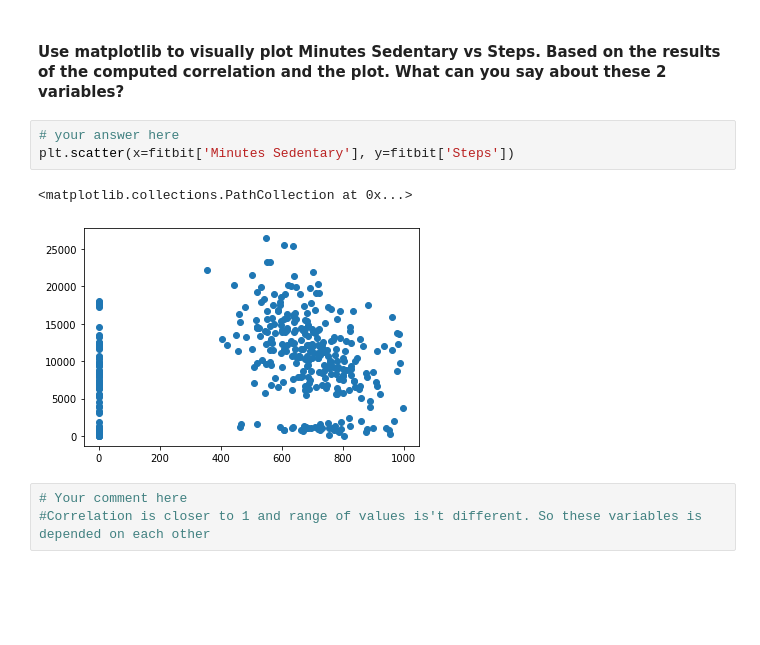
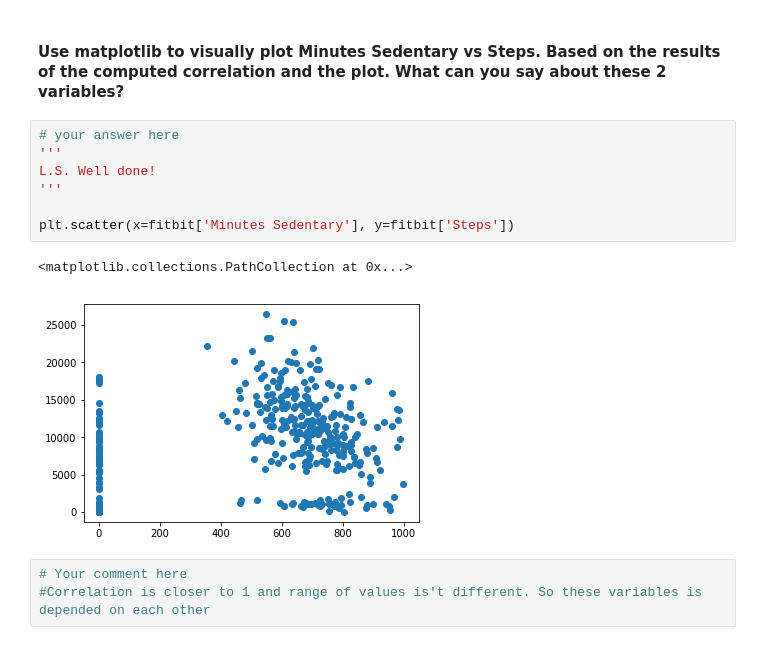
Before and after one commit to RuslanGusiev/lab-pivot-table-and-correlation, a Jupyter notebook: your_code/main.ipynb, the cells around one changed output. Drawn from its saved outputs; the diff is of its cells as text; blank space fills up the shorter version.

```diff
--- a/your_code/main.ipynb
+++ b/your_code/main.ipynb
@@ -244,10 +278,14 @@ fitbit[["Minutes Sedentary", "Steps"]].corr()
 #### Use matplotlib to visually plot Minutes Sedentary vs Steps. Based on the results of the computed correlation and the plot. What can you say about these 2 variables?
 # %%
 # your answer here
+'''
+L.S. Well done!
+'''
+
 plt.scatter(x=fitbit['Minutes Sedentary'], y=fitbit['Steps'])
 # %% [output]
 <matplotlib.collections.PathCollection at 0x...>
-[figure, old version]
+[figure, new version]
 # %%
 # Your comment here
 #Correlation is closer to 1 and range of values is't different. So these variables is depended on each other
```
Also changed, not shown: parts of 12 cells of this notebook.
